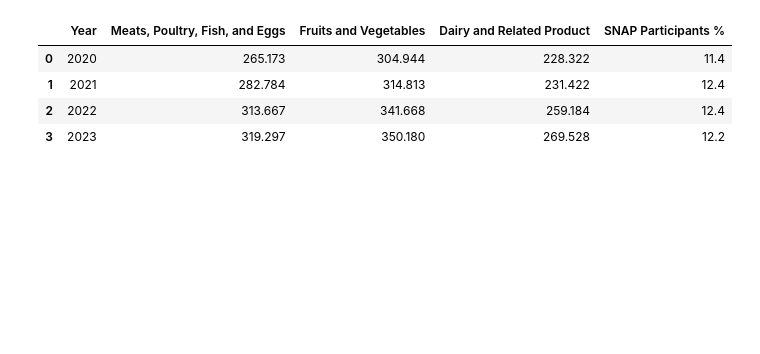
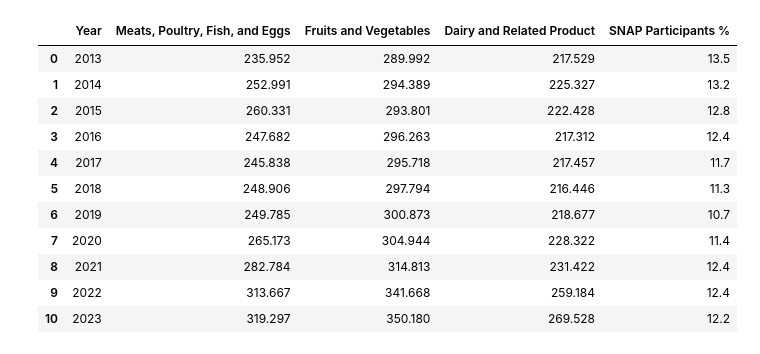
Before and after one commit to leowheeler1/InflationTrendsAnalysis, a Jupyter notebook: trendfactors.ipynb, the cells around one changed output. Cells and saved outputs as stored; diff of their text form; code cells hidden in the pictures; blank space fills up the shorter version.

```diff
--- a/trendfactors.ipynb
+++ b/trendfactors.ipynb
@@ -42,13 +50,20 @@ plt.show()
 # %%
 trends2_df = pd.merge(annualfoodcpi_df, snap_df, how="left", on="Year")
 filtered_trends2 = trends2_df[trends2_df["Year"] <= 2023]
-filtered_trends2.head()
+filtered_trends2.head(11)
 # %% [output]
 |  | Year | Meats, Poultry, Fish, and Eggs | Fruits and Vegetables | Dairy and Related Product | SNAP Participants % |
-| 0 | 2020 | 265.173 | 304.944 | 228.322 | 11.4 |
-| 1 | 2021 | 282.784 | 314.813 | 231.422 | 12.4 |
-| 2 | 2022 | 313.667 | 341.668 | 259.184 | 12.4 |
-| 3 | 2023 | 319.297 | 350.180 | 269.528 | 12.2 |
+| 0 | 2013 | 235.952 | 289.992 | 217.529 | 13.5 |
+| 1 | 2014 | 252.991 | 294.389 | 225.327 | 13.2 |
+| 2 | 2015 | 260.331 | 293.801 | 222.428 | 12.8 |
+| 3 | 2016 | 247.682 | 296.263 | 217.312 | 12.4 |
+| 4 | 2017 | 245.838 | 295.718 | 217.457 | 11.7 |
+| 5 | 2018 | 248.906 | 297.794 | 216.446 | 11.3 |
+| 6 | 2019 | 249.785 | 300.873 | 218.677 | 10.7 |
+| 7 | 2020 | 265.173 | 304.944 | 228.322 | 11.4 |
+| 8 | 2021 | 282.784 | 314.813 | 231.422 | 12.4 |
+| 9 | 2022 | 313.667 | 341.668 | 259.184 | 12.4 |
+| 10 | 2023 | 319.297 | 350.180 | 269.528 | 12.2 |
 # %%
 fig, ax1 = plt.subplots(figsize=(10, 6))
 
```
Also changed, not shown: parts of 5 cells of this notebook, 3 other files.
